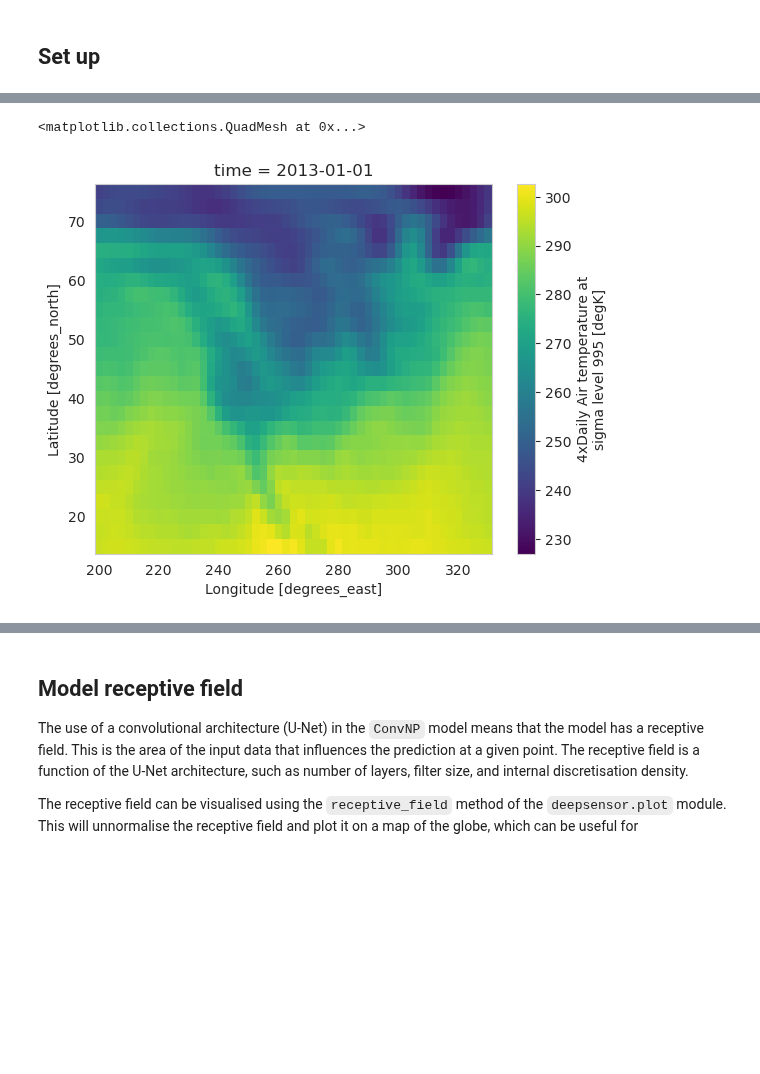
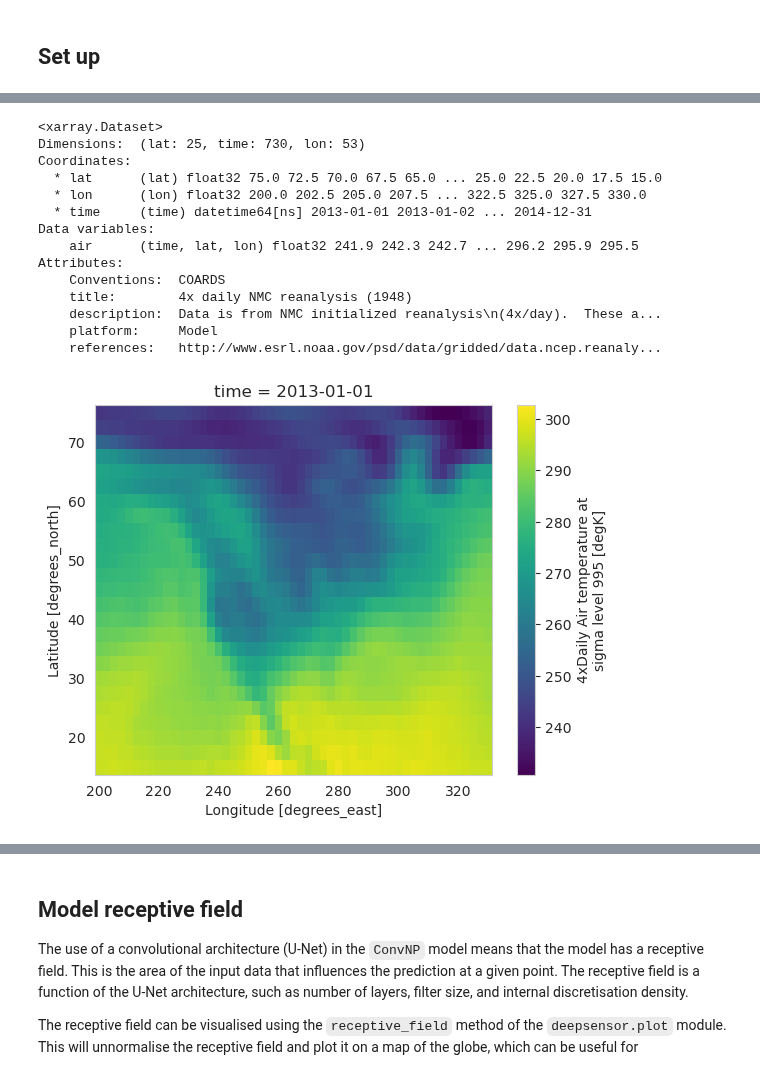
Before and after one commit to alan-turing-institute/deepsensor, a Jupyter notebook: notebooks/plotting.ipynb, the cells around one changed output, grey strips where cells are left out. Drawn from its saved outputs; the diff is of its cells as text; code cells hidden in the pictures; blank space fills up the shorter version.

```diff
--- a/notebooks/plotting.ipynb
+++ b/notebooks/plotting.ipynb
@@ -20,10 +21,26 @@ To enable them in other operations, rebuild TensorFlow with the appropriate comp
 # %%
 # Load raw data and visualise a slice
 ds_raw = xr.tutorial.open_dataset("air_temperature")
+# Compute daily average
+ds_raw = ds_raw.resample(time="1D").mean()
 ds_raw.isel(time=0).air.plot()
+ds_raw
 # %% [output]
-<matplotlib.collections.QuadMesh at 0x...>
+<xarray.Dataset>
+Dimensions:  (lat: 25, time: 730, lon: 53)
+Coordinates:
+  * lat      (lat) float32 75.0 72.5 70.0 67.5 65.0 ... 25.0 22.5 20.0 17.5 15.0
+  * lon      (lon) float32 200.0 202.5 205.0 207.5 ... 322.5 325.0 327.5 330.0
+  * time     (time) datetime64[ns] 2013-01-01 2013-01-02 ... 2014-12-31
+Data variables:
+    air      (time, lat, lon) float32 241.9 242.3 242.7 ... 296.2 295.9 295.5
+Attributes:
+    Conventions:  COARDS
+    title:        4x daily NMC reanalysis (1948)
+    description:  Data is from NMC initialized reanalysis\n(4x/day).  These a...
+    platform:     Model
+    references:   http://www.esrl.noaa.gov/psd/data/gridded/data.ncep.reanaly...
-[figure, old version]
+[figure, new version]
 # %%
 # Normalise data
 data_processor = DataProcessor(x1_name="lat", x1_map=(ds_raw["lat"].min(), ds_raw["lat"].max()), x2_name="lon", x2_map=(ds_raw["lon"].min(), ds_raw["lon"].max()))
```
Also changed, not shown: parts of 15 cells of this notebook, 1 other file.
